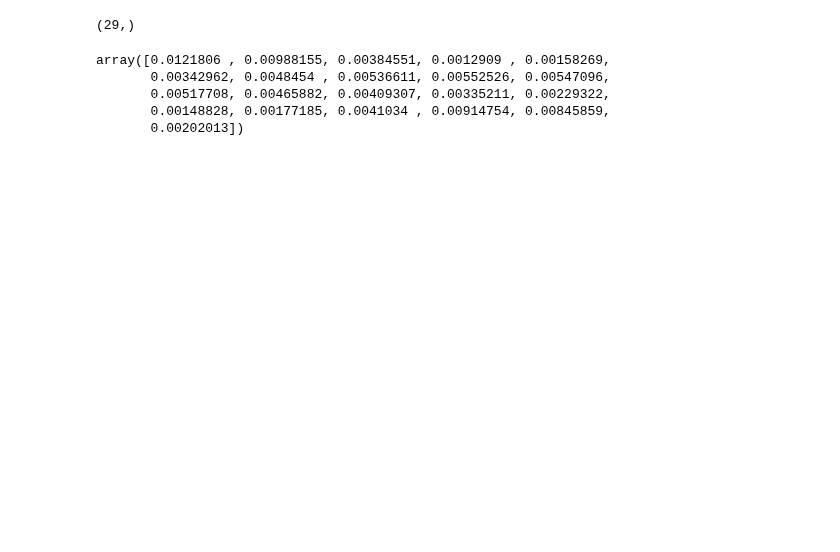
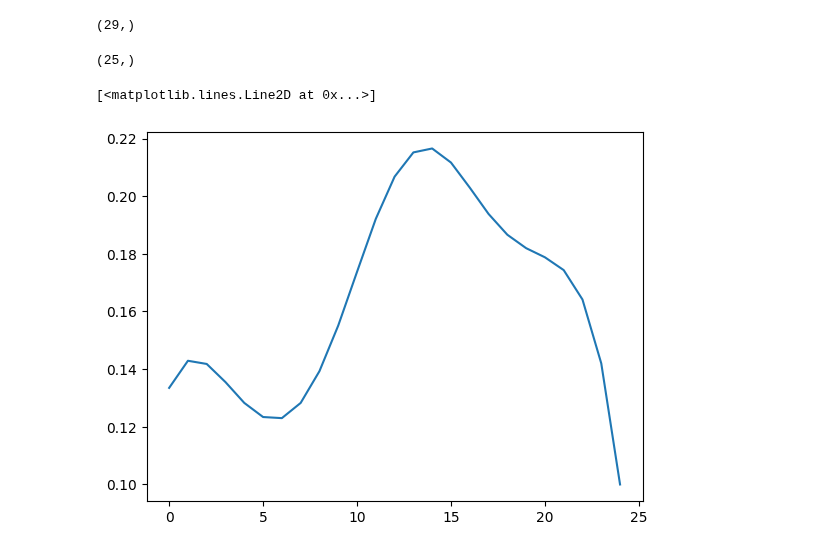
Before and after one commit to shshin1210/DSL, a Jupyter notebook: calibration/cam_response_ftn.ipynb, the cells around one changed output. Drawn from its saved outputs; the diff is of its cells as text; code cells hidden in the pictures; blank space fills up the shorter version.

Commit message:
camera response function calibration new

```diff
--- a/calibration/cam_response_ftn.ipynb
+++ b/calibration/cam_response_ftn.ipynb
@@ -3,2 +5,2 @@ import numpy as np
 # %%
-dg_intensity = np.load("C:/Users/owner/Documents/GitHub/Scalable-Hyp-3D-Imaging/dataset/image_formation/intensity_dg.npy")
+dg_intensity = np.load("C:/Users/owner/Documents/GitHub/Scalable-Hyp-3D-Imaging/calibration/intensity_dg.npy")
@@ -23,3 +7,3 @@ array([[-0.05369972,  0.04875561,  0.10653906,  0.13349999,  0.14132513,
 # %%
-dg_intensity_21 = dg_intensity[2][3:24]
+dg_intensity_21 = dg_intensity[2]
 # %%
@@ -62,8 +21,9 @@ white_box_p_21 = white_box_p[5:-3]
 # %%
-white_box_p_21
+white_box_p_21.shape
 # %% [output]
-array([0.0121806 , 0.00988155, 0.00384551, 0.0012909 , 0.00158269,
-       0.00342962, 0.0048454 , 0.00536611, 0.00552526, 0.00547096,
-       0.00517708, 0.00465882, 0.00409307, 0.00335211, 0.00229322,
-       0.00148828, 0.00177185, 0.0041034 , 0.00914754, 0.00845859,
-       0.00202013])
+(25,)
+# %%
+plt.plot(dg_intensity_21)
+# %% [output]
+[<matplotlib.lines.Line2D at 0x...>]
+[figure, added]
```
Also changed, not shown: parts of 40 cells of this notebook, 1 other file.
